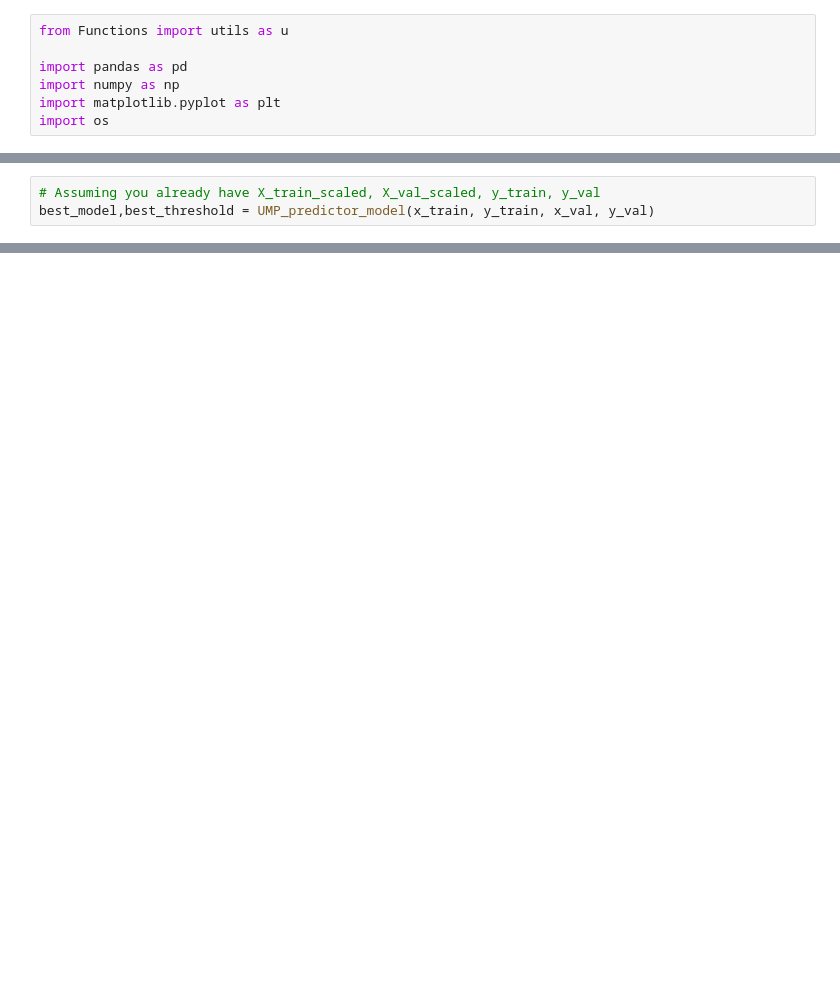
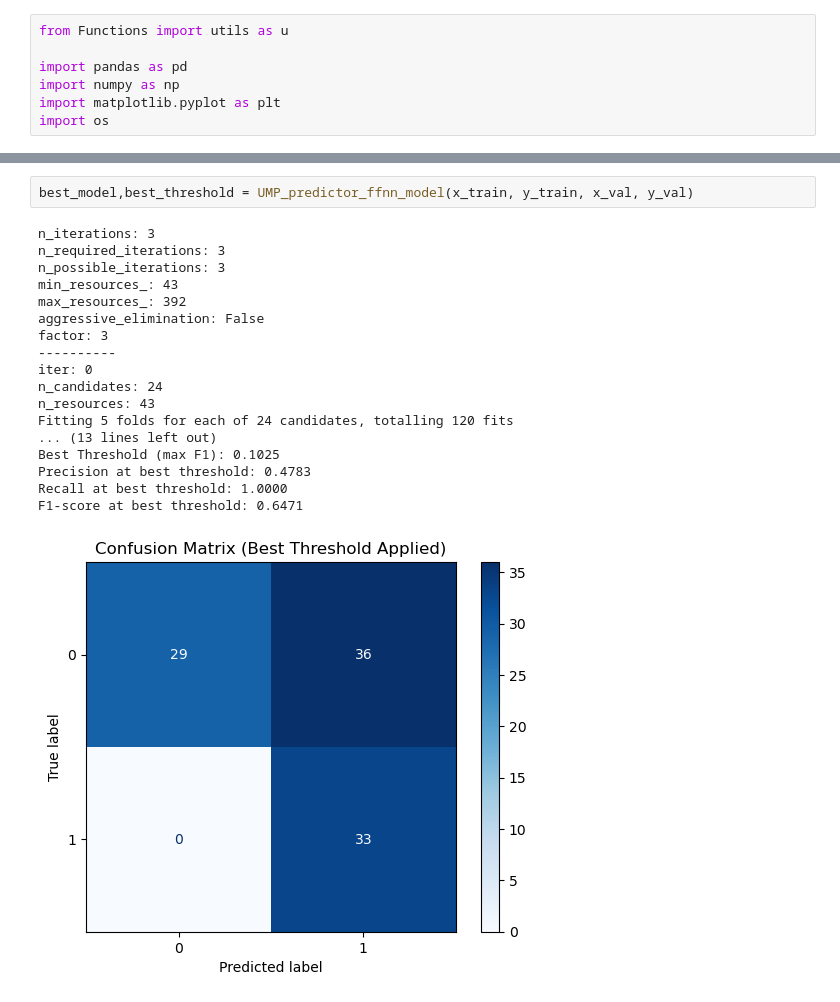
Before and after one commit to Fderick/UMPredict, a Jupyter notebook: UMPredict/UMP_Example.ipynb, the cells around one changed output, grey strips where cells are left out. Cells and saved outputs as stored; diff of their text form; blank space fills up the shorter version.

```diff
--- a/UMPredict/UMP_Example.ipynb
+++ b/UMPredict/UMP_Example.ipynb
@@ -433,3 +460,0 @@ def UMP_predictor_tree_model(X_train, y_train, X_val, y_val):
-# %%
-# Assuming you already have X_train_scaled, X_val_scaled, y_train, y_val
-best_model,best_threshold = UMP_predictor_model(x_train, y_train, x_val, y_val)
@@ -467,0 +568,21 @@ Recall: 0.0000
+# %%
+best_model,best_threshold = UMP_predictor_ffnn_model(x_train, y_train, x_val, y_val)
+# %% [output]
+n_iterations: 3
+n_required_iterations: 3
+n_possible_iterations: 3
+min_resources_: 43
+max_resources_: 392
+aggressive_elimination: False
+factor: 3
+----------
+iter: 0
+n_candidates: 24
+n_resources: 43
+Fitting 5 folds for each of 24 candidates, totalling 120 fits
+... (13 lines left out)
+Best Threshold (max F1): 0.1025
+Precision at best threshold: 0.4783
+Recall at best threshold: 1.0000
+F1-score at best threshold: 0.6471
+[figure, added]
```
Also changed, not shown: parts of 16 cells of this notebook.
